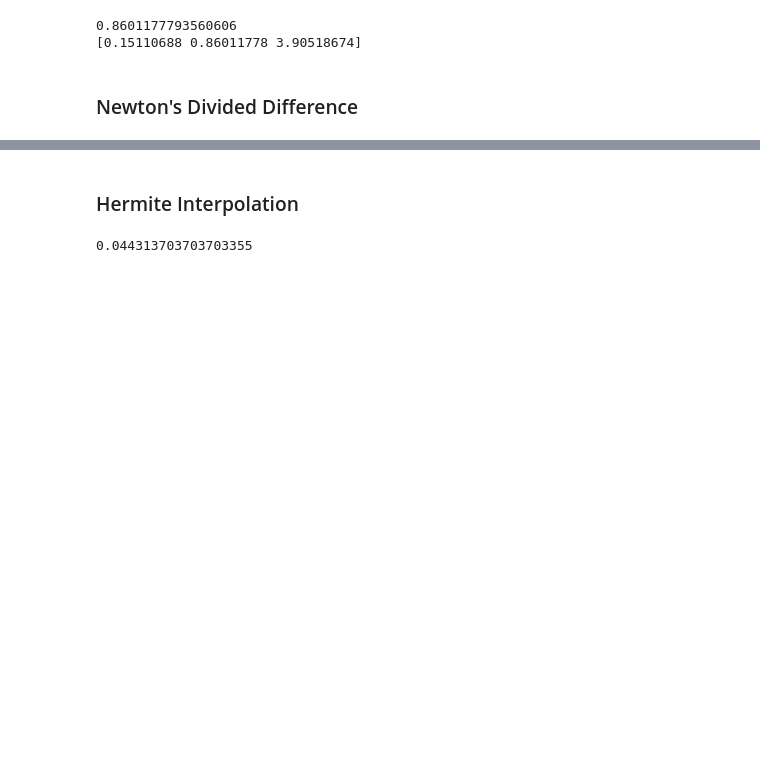
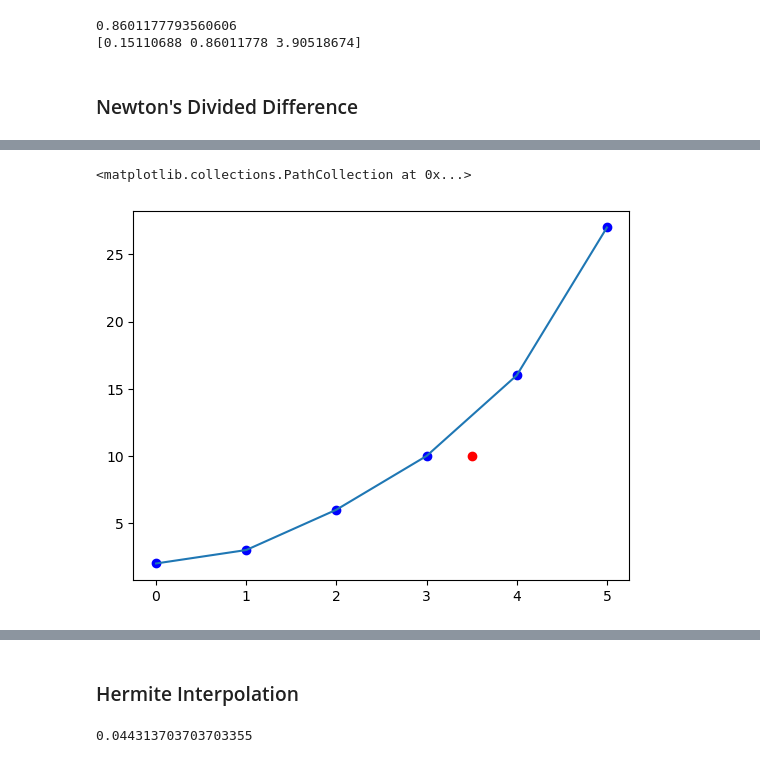
Before and after one commit to yyhyan100/myMath, a Jupyter notebook: Topic2_interpolation.ipynb, the cells around one changed output, grey strips where cells are left out. Saved outputs shown, nothing was run; the diff lists cells and outputs as text; code cells hidden in the pictures; blank space fills up the shorter version.

```diff
--- a/Topic2_interpolation.ipynb
+++ b/Topic2_interpolation.ipynb
@@ -22,3 +25,33 @@ print(intp.Lagrange(x,y,x_input))
+# %%
+import numpy as np
+import matplotlib.pyplot as plt
+x_cor=np.array([0, 1, 2, 3, 4, 5], dtype=np.double)   # x coordinates of the points
+y_cor=np.array([2, 3, 6, 10,16, 27], dtype=np.double)   # y coordinates of the points
+x=3.5       # we need get the interpolated value at 3.5
+n=x_cor.shape[0]
+dd=np.zeros((n,n), dtype=np.double)    # matrix for the divided differences
+dd[:,0]=y_cor   # first column is the function values
+
+for j in range(1,n):
+    for i in range(j,n):
+        dd[i,j]=(dd[i-1,j-1]-dd[i,j-1])/(x_cor[i]-x_cor[i-j])    # the divided difference at ith row , jth col
+
+b=dd.diagonal()  # coefficients of the polynamial
+
+y=b[0]
+for i in range(1,len(b)):   # loop for the terms in the polynomial
+    tmp=1.0
+    for j in range(i):   # loop for the product of the factors in each term of the polynomial
+        tmp*=(x-x_cor[j])
+    tmp*=b[i]
+    y+=tmp
+
+plt.scatter(x_cor,y_cor, c="blue")
+plt.plot(x_cor,y_cor)
+plt.scatter([x],[y], c="red")
+# %% [output]
+<matplotlib.collections.PathCollection at 0x...>
+[figure, added]
 # %%
 import numpy as np
 from myMath.interpolation import intp_1d
```
Also changed, not shown: parts of 2 cells of this notebook.
